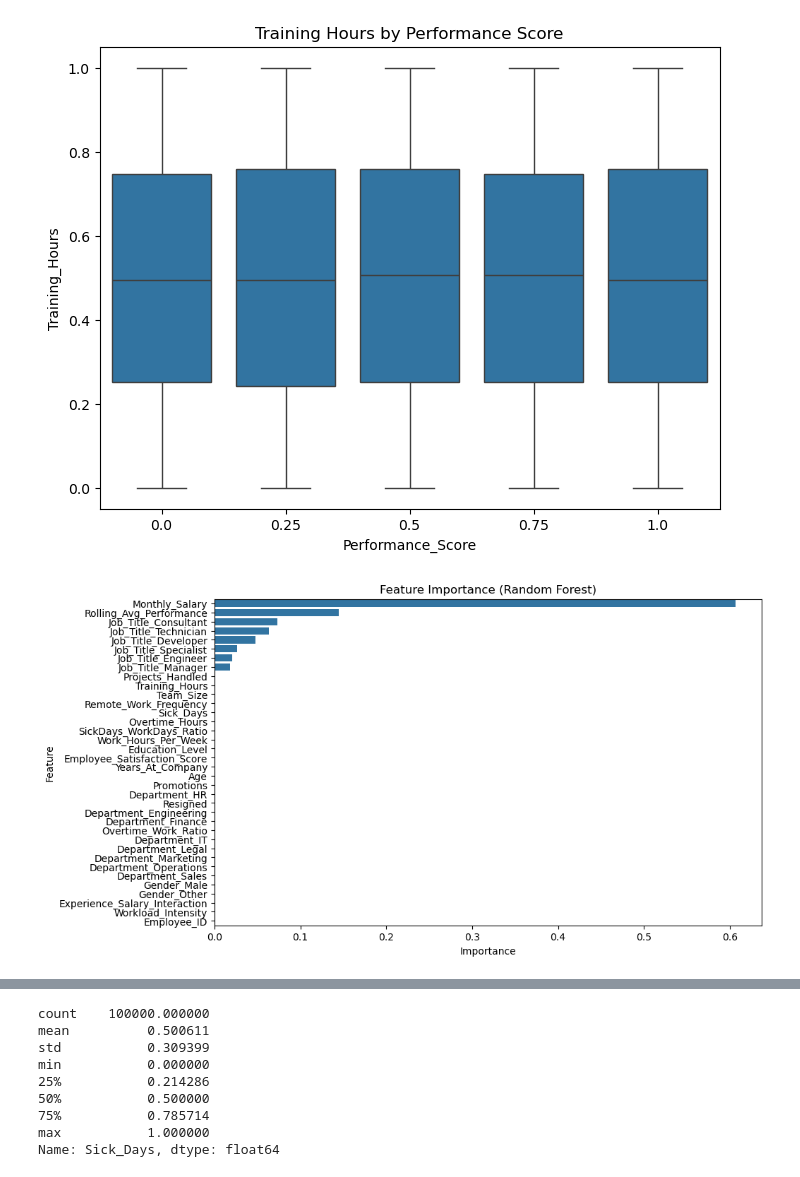
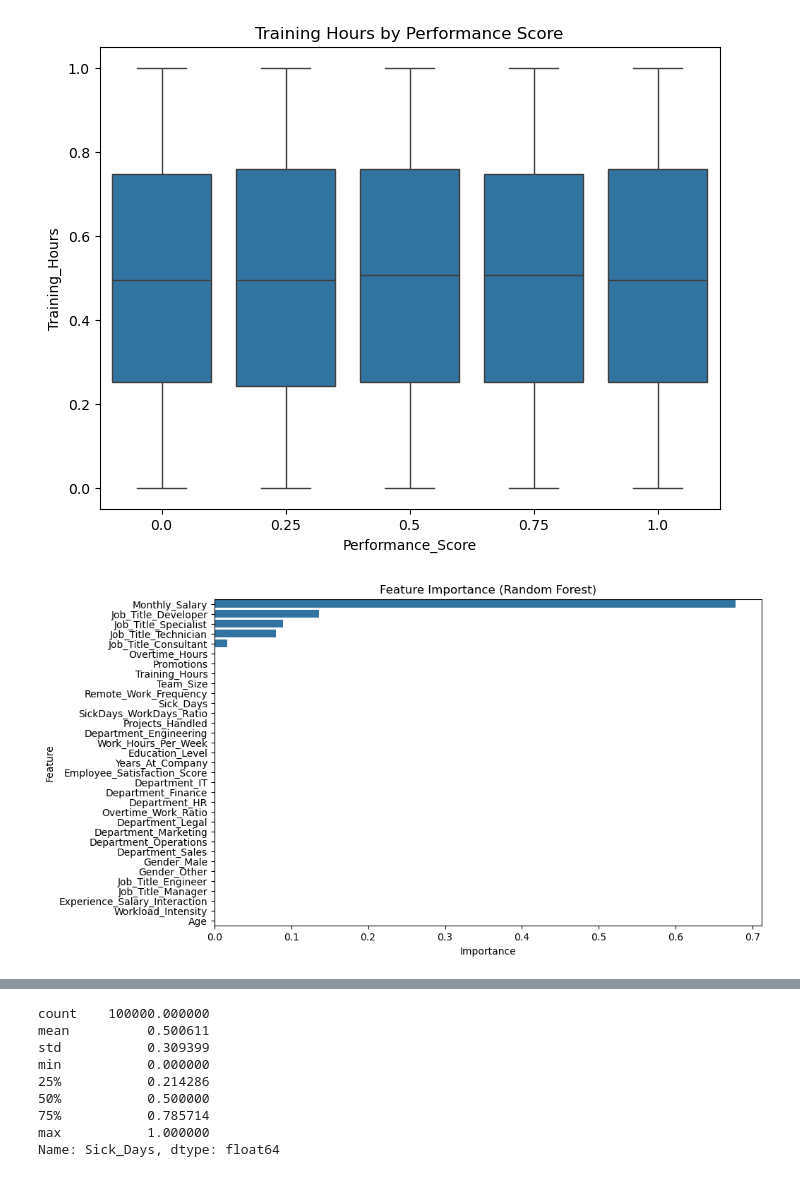
Before and after one commit to HetSantoki/Employee-Skill-Project-Performance-Analysis, a Jupyter notebook: Employee-Productivity-Analysis-main/Analysis.ipynb, the cells around one changed output, grey strips where cells are left out. Drawn from its saved outputs; the diff is of its cells as text; code cells hidden in the pictures.

Commit message:
model retraining

```diff
--- a/Employee-Productivity-Analysis-main/Analysis.ipynb
+++ b/Employee-Productivity-Analysis-main/Analysis.ipynb
@@ -602,6 +621,3 @@ y_test shape: (20000,)
-# %%
-X_train = X_train.drop('Hire_Date', axis=1)
-X_test = X_test.drop('Hire_Date', axis=1)
 # %%
 # Replace infinite values with NaN
 X_train.replace([np.inf, -np.inf], np.nan, inplace=True)
@@ -609,7 +625,7 @@ X_test.replace([np.inf, -np.inf], np.nan, inplace=True)
 
 # Impute NaN values using the mean for numerical features
 impute_cols = [
-    'Age', 'Years_At_Company', 'Monthly_Salary', 'Work_Hours_Per_Week', 'Projects_Handled', 'Overtime_Hours', 'Sick_Days', 'Remote_Work_Frequency', 'Team_Size', 'Training_Hours', 'Promotions', 'Employee_Satisfaction_Score', 'Experience_Salary_Interaction', 'Workload_Intensity', 'Rolling_Avg_Performance', 'Overtime_Work_Ratio', 'SickDays_WorkDays_Ratio'
+    'Age', 'Years_At_Company', 'Monthly_Salary', 'Work_Hours_Per_Week', 'Projects_Handled', 'Overtime_Hours', 'Sick_Days', 'Remote_Work_Frequency', 'Team_Size', 'Training_Hours', 'Promotions', 'Employee_Satisfaction_Score', 'Experience_Salary_Interaction', 'Workload_Intensity', 'Overtime_Work_Ratio', 'SickDays_WorkDays_Ratio'
 ]
 
 imputer = SimpleImputer(missing_values=np.nan, strategy='mean')
@@ -620,25 +636,28 @@ X_test[impute_cols] = imputer.transform(X_test[impute_cols])
 # Selecting models
 models = {
     "Random Forest Regressor": RandomForestRegressor(random_state=42),
-    "Linear Regression": LinearRegression()
+    "Linear Regression": LinearRegression(),
+    "Logistic Regression" : LogisticRegression()
 }
 
 # Evaluate models
 results = []
 
 for model_name, model in models.items():
+    if model_name == "Logistic Regression":
+        model.fit(X_train, y_train_resigned)   # binary target
+        y_pred = model.predict(X_test)
+    # Train model
+    else:
+        model.fit(X_train, y_train_performance)
+        # Predict
+        y_pred = model.predict(X_test)
 
-    # Train model
-    model.fit(X_train, y_train)
-
-    # Predict
-    y_pred = model.predict(X_test)
-
-    r2   = r2_score(y_test, y_pred)
-    mse  = mean_squared_error(y_test, y_pred)
+    r2   = r2_score(y_test_performance, y_pred)
+    mse  = mean_squared_error(y_test_performance, y_pred)
     rmse = np.sqrt(mse)
-    mae  = mean_absolute_error(y_test, y_pred)
-    mape = np.mean(np.abs((y_test - y_pred) / y_test)) * 100
+    mae  = mean_absolute_error(y_test_performance, y_pred)
+    mape = np.mean(np.abs((y_test_performance - y_pred) / y_test_performance)) * 100
 
     results.append({
         "Model": model_name,
@@ -672,7 +693,7 @@ print(results_df.to_markdown(index=False))
 # %%
 # Initialize and train the model
 model = RandomForestRegressor(n_estimators=100, random_state=42)
-model.fit(X_train, y_train)
+model.fit(X_train, y_train_performance)
 # %% [output]
 RandomForestRegressor(random_state=42)
 # %% [markdown]
@@ -861,14 +882,16 @@ plt.show()
 [figure]
 # %%
 # Feature Importance
+importances = model.feature_importances_
+indices = np.argsort(importances)[::-1]  # sort descending
 plt.figure(figsize=(10, 6))
 sns.barplot(y=X_train.columns[indices], x=importances[indices], orient='h')
 plt.title('Feature Importance (Random Forest)')
 plt.xlabel('Importance')
 plt.ylabel('Feature')
 plt.show()
 # %% [output]
-[figure, old version]
+[figure, new version]
 # %%
 # Productivity Trends
 plt.figure(figsize=(10, 6))
```
Also changed, not shown: parts of 15 cells of this notebook, 3 other files.
